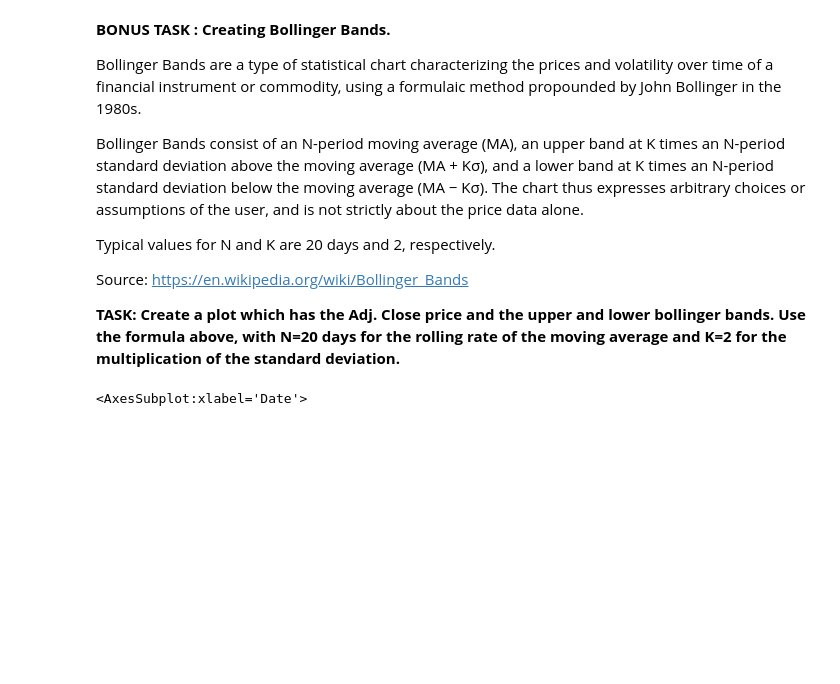
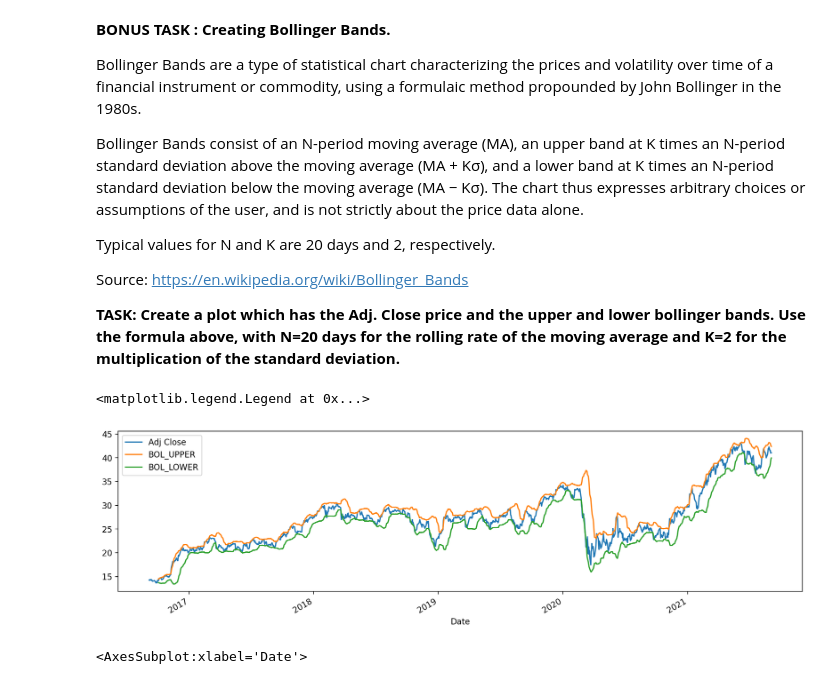
Before and after one commit to alexfioto/learn, a Jupyter notebook: python_finance/Python-Finance-QuantConnect/07-Stock-Market-Analysis-Capstone-Project/00-Stock-Analysis-Capstone-Project .ipynb, the cells around one changed output. Cells and saved outputs as stored; diff of their text form; code cells hidden in the pictures; blank space fills up the shorter version.

```diff
--- a/python_finance/Python-Finance-QuantConnect/07-Stock-Market-Analysis-Capstone-Project/00-Stock-Analysis-Capstone-Project .ipynb
+++ b/python_finance/Python-Finance-QuantConnect/07-Stock-Market-Analysis-Capstone-Project/00-Stock-Analysis-Capstone-Project .ipynb
@@ -216,6 +256,18 @@ Typical values for N and K are 20 days and 2, respectively.
 Source: [https://en.wikipedia.org/wiki/Bollinger_Bands](https://en.wikipedia.org/wiki/Bollinger_Bands)
 
 **TASK: Create a plot which has the Adj. Close price and the upper and lower bollinger bands. Use the formula above, with N=20 days for the rolling rate of the moving average and K=2 for the multiplication of the standard deviation.**
+# %%
+N=20
+K=2
+
+plt.figure(figsize=(15,4), dpi=200)
+BAC['Adj Close'].plot()
+(BAC['Adj Close'].rolling(window=N).mean().dropna() + (K*BAC['Adj Close'].rolling(window=N).std().dropna())).plot(label='BOL_UPPER')
+(BAC['Adj Close'].rolling(window=N).mean().dropna() - (K*BAC['Adj Close'].rolling(window=N).std().dropna())).plot(label='BOL_LOWER')
+plt.legend()
+# %% [output]
+<matplotlib.legend.Legend at 0x...>
+[figure, added]
 # %%
 # %% [output]
 <AxesSubplot:xlabel='Date'>
```
Also changed, not shown: parts of 6 cells of this notebook.
